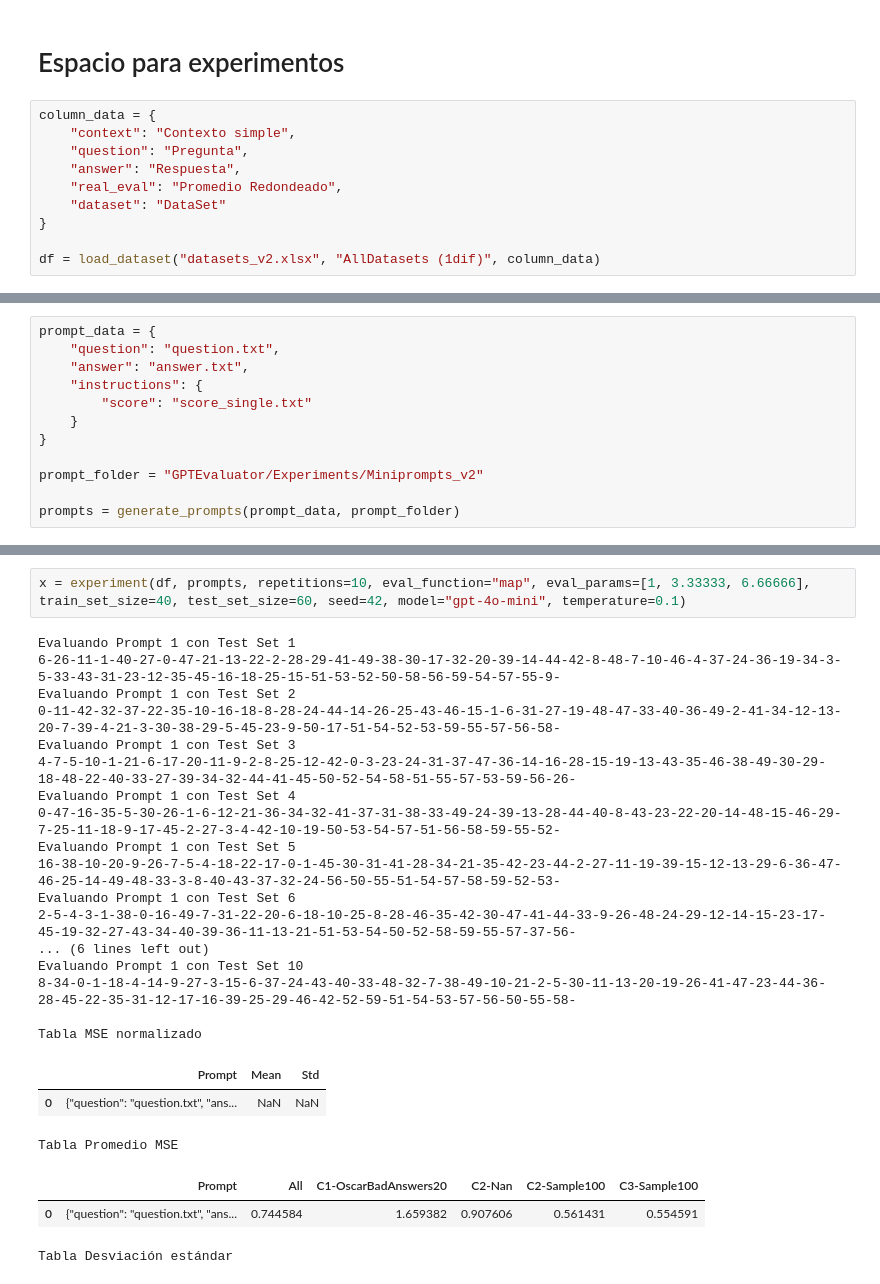
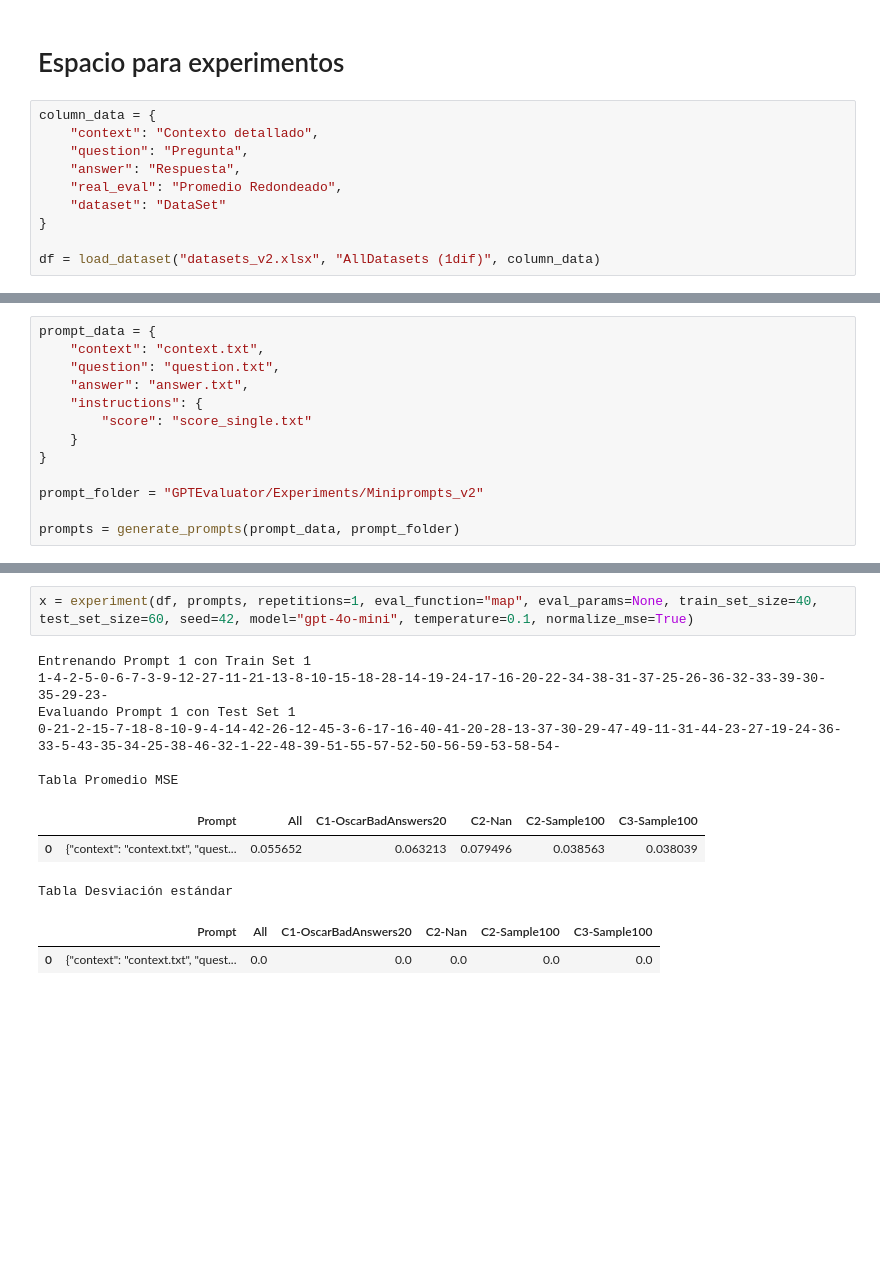
Before and after one commit to OscarRojasG/Experimentos-GPTValidator, a Jupyter notebook: Framework_Experimentos.ipynb, the cells around one changed output, grey strips where cells are left out. Saved outputs shown, nothing was run; the diff lists cells and outputs as text; blank space fills up the shorter version.

```diff
--- a/Framework_Experimentos.ipynb
+++ b/Framework_Experimentos.ipynb
@@ -687,7 +693,7 @@ def read_results(path):
 # Espacio para experimentos
 # %%
 column_data = {
-    "context": "Contexto simple",
+    "context": "Contexto detallado",
     "question": "Pregunta",
     "answer": "Respuesta",
     "real_eval": "Promedio Redondeado",
@@ -717,6 +723,7 @@ C1-OscarBadAnswers20    17
 Name: count, dtype: int64
 # %%
 prompt_data = {
+    "context": "context.txt",
     "question": "question.txt",
     "answer": "answer.txt",
     "instructions": {
@@ -739,28 +748,16 @@ I expect a dict in python as answer: {{"score": score}}
 
 Python dict:
 # %%
-x = experiment(df, prompts, repetitions=10, eval_function="map", eval_params=[1, 3.33333, 6.66666], train_set_size=40, test_set_size=60, seed=42, model="gpt-4o-mini", temperature=0.1)
+x = experiment(df, prompts, repetitions=1, eval_function="map", eval_params=None, train_set_size=40, test_set_size=60, seed=42, model="gpt-4o-mini", temperature=0.1, normalize_mse=True)
 # %% [output]
+Entrenando Prompt 1 con Train Set 1
+1-4-2-5-0-6-7-3-9-12-27-11-21-13-8-10-15-18-28-14-19-24-17-16-20-22-34-38-31-37-25-26-36-32-33-39-30-35-29-23-
 Evaluando Prompt 1 con Test Set 1
-6-26-11-1-40-27-0-47-21-13-22-2-28-29-41-49-38-30-17-32-20-39-14-44-42-8-48-7-10-46-4-37-24-36-19-34-3-5-33-43-31-23-12-35-45-16-18-25-15-51-53-52-50-58-56-59-54-57-55-9-
-Evaluando Prompt 1 con Test Set 2
-0-11-42-32-37-22-35-10-16-18-8-28-24-44-14-26-25-43-46-15-1-6-31-27-19-48-47-33-40-36-49-2-41-34-12-13-20-7-39-4-21-3-30-38-29-5-45-23-9-50-17-51-54-52-53-59-55-57-56-58-
-Evaluando Prompt 1 con Test Set 3
-4-7-5-10-1-21-6-17-20-11-9-2-8-25-12-42-0-3-23-24-31-37-47-36-14-16-28-15-19-13-43-35-46-38-49-30-29-18-48-22-40-33-27-39-34-32-44-41-45-50-52-54-58-51-55-57-53-59-56-26-
-Evaluando Prompt 1 con Test Set 4
-0-47-16-35-5-30-26-1-6-12-21-36-34-32-41-37-31-38-33-49-24-39-13-28-44-40-8-43-23-22-20-14-48-15-46-29-7-25-11-18-9-17-45-2-27-3-4-42-10-19-50-53-54-57-51-56-58-59-55-52-
-Evaluando Prompt 1 con Test Set 5
-16-38-10-20-9-26-7-5-4-18-22-17-0-1-45-30-31-41-28-34-21-35-42-23-44-2-27-11-19-39-15-12-13-29-6-36-47-46-25-14-49-48-33-3-8-40-43-37-32-24-56-50-55-51-54-57-58-59-52-53-
-Evaluando Prompt 1 con Test Set 6
-2-5-4-3-1-38-0-16-49-7-31-22-20-6-18-10-25-8-28-46-35-42-30-47-41-44-33-9-26-48-24-29-12-14-15-23-17-45-19-32-27-43-34-40-39-36-11-13-21-51-53-54-50-52-58-59-55-57-37-56-
-... (6 lines left out)
-Evaluando Prompt 1 con Test Set 10
-8-34-0-1-18-4-14-9-27-3-15-6-37-24-43-40-33-48-32-7-38-49-10-21-2-5-30-11-13-20-19-26-41-47-23-44-36-28-45-22-35-31-12-17-16-39-25-29-46-42-52-59-51-54-53-57-56-50-55-58-
+0-21-2-15-7-18-8-10-9-4-14-42-26-12-45-3-6-17-16-40-41-20-28-13-37-30-29-47-49-11-31-44-23-27-19-24-36-33-5-43-35-34-25-38-46-32-1-22-48-39-51-55-57-52-50-56-59-53-58-54-
 
-Tabla MSE normalizado
+Tabla Promedio MSE
-|  | Prompt | Mean | Std |
-| 0 | {"question": "question.txt", "ans... | NaN | NaN |
+|  | Prompt | All | C1-OscarBadAnswers20 | C2-Nan | C2-Sample100 | C3-Sample100 |
+| 0 | {"context": "context.txt", "quest... | 0.055652 | 0.063213 | 0.079496 | 0.038563 | 0.038039 |
-Tabla Promedio MSE
+Tabla Desviación estándar
 |  | Prompt | All | C1-OscarBadAnswers20 | C2-Nan | C2-Sample100 | C3-Sample100 |
-| 0 | {"question": "question.txt", "ans... | 0.744584 | 1.659382 | 0.907606 | 0.561431 | 0.554591 |
+| 0 | {"context": "context.txt", "quest... | 0.0 | 0.0 | 0.0 | 0.0 | 0.0 |
-Tabla Desviación estándar
```
Also changed, not shown: parts of 9 cells of this notebook.
